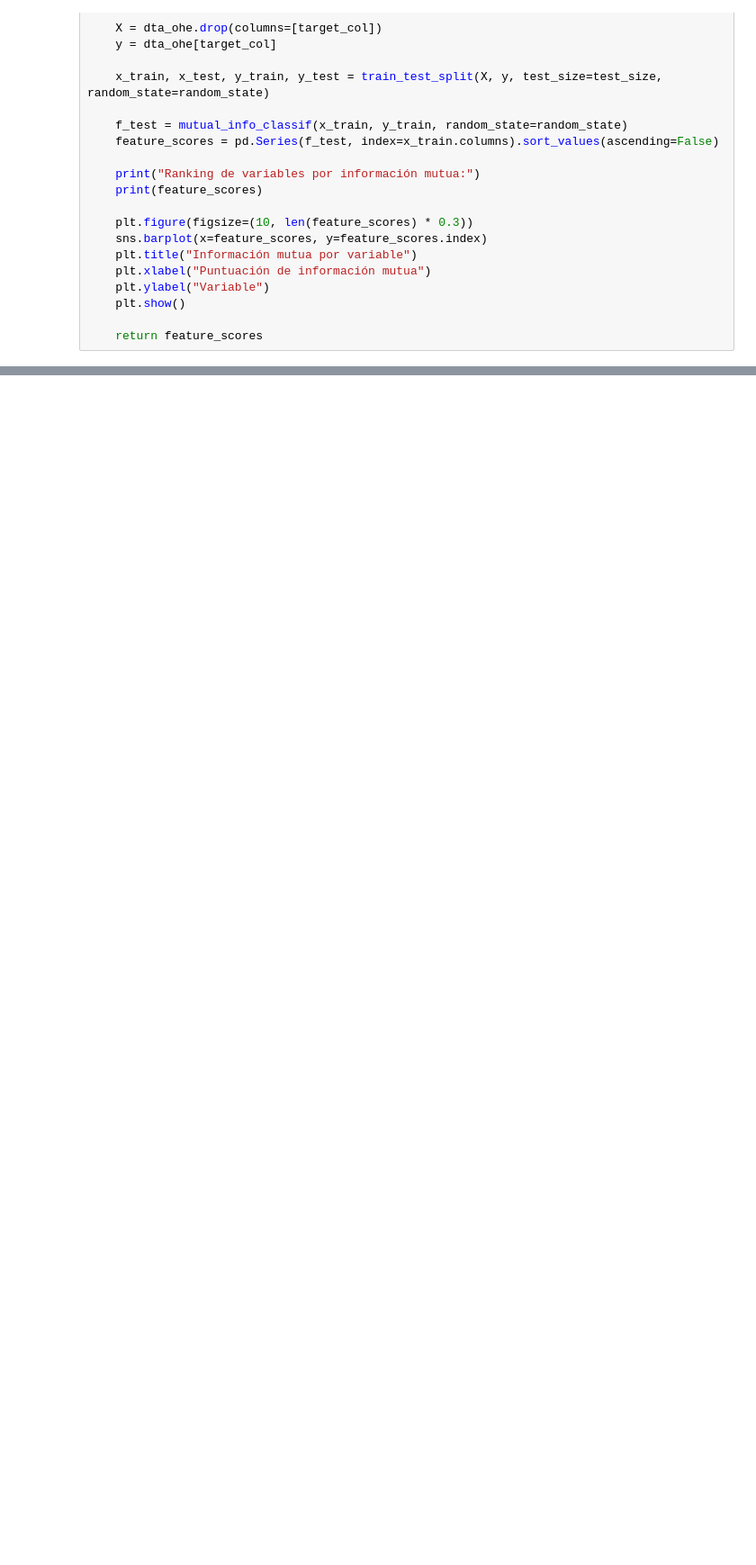
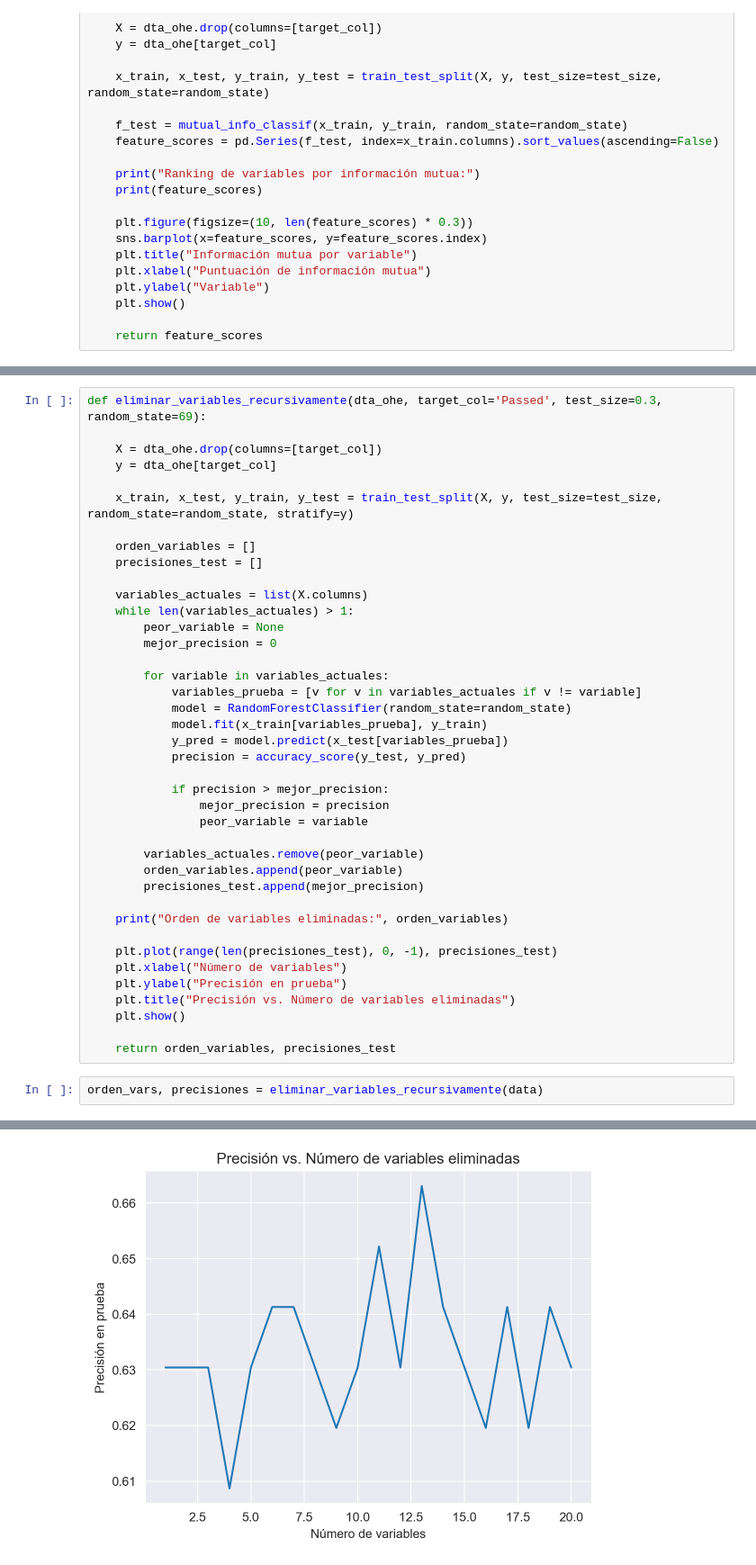
Before and after one commit to mastervecino/ProyectoFinalMaestria, a Jupyter notebook: Modelado base CVs.ipynb, the cells around one changed output, grey strips where cells are left out. Shown: that part at 90% size. Drawn from its saved outputs; the diff is of its cells as text; blank space fills up the shorter version.

```diff
--- a/Modelado base CVs.ipynb
+++ b/Modelado base CVs.ipynb
@@ -217,0 +369,43 @@ dtype: float64
+# %%
+def eliminar_variables_recursivamente(dta_ohe, target_col='Passed', test_size=0.3, random_state=69):
+
+    X = dta_ohe.drop(columns=[target_col])
+    y = dta_ohe[target_col]
+
+    x_train, x_test, y_train, y_test = train_test_split(X, y, test_size=test_size, random_state=random_state, stratify=y)
+
+    orden_variables = []
+    precisiones_test = []
+
+    variables_actuales = list(X.columns)
+    while len(variables_actuales) > 1:
+        peor_variable = None
+        mejor_precision = 0
+
+        for variable in variables_actuales:
+            variables_prueba = [v for v in variables_actuales if v != variable]
+            model = RandomForestClassifier(random_state=random_state)
+            model.fit(x_train[variables_prueba], y_train)
+            y_pred = model.predict(x_test[variables_prueba])
+            precision = accuracy_score(y_test, y_pred)
+
+            if precision > mejor_precision:
+                mejor_precision = precision
+                peor_variable = variable
+
+        variables_actuales.remove(peor_variable)
+        orden_variables.append(peor_variable)
+        precisiones_test.append(mejor_precision)
+
+    print("Orden de variables eliminadas:", orden_variables)
+
+    plt.plot(range(len(precisiones_test), 0, -1), precisiones_test)
+    plt.xlabel("Número de variables")
+    plt.ylabel("Precisión en prueba")
+    plt.title("Precisión vs. Número de variables eliminadas")
+    plt.show()
+
+    return orden_variables, precisiones_test
+# %%
+orden_vars, precisiones = eliminar_variables_recursivamente(data)
+# %% [output]
@@ -217,0 +413 @@ dtype: float64
+[figure, added]
```
Also changed, not shown: parts of 14 cells of this notebook, 3 other files.
